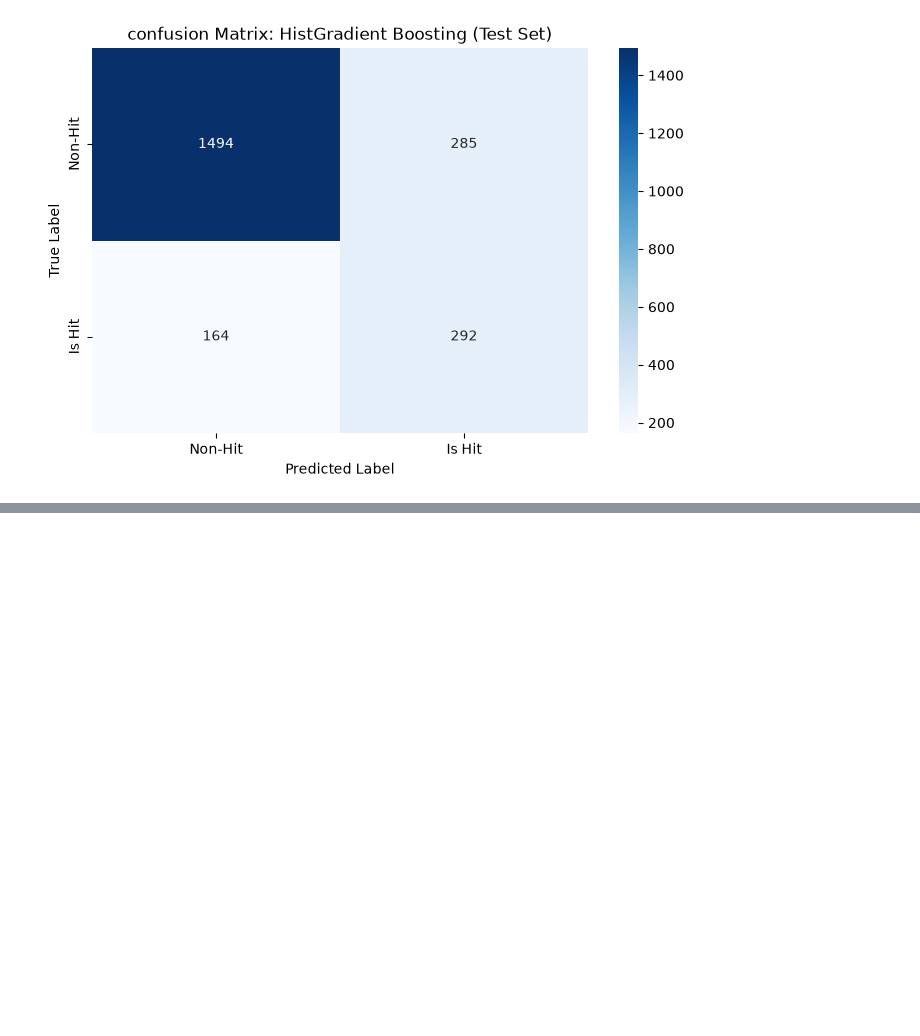
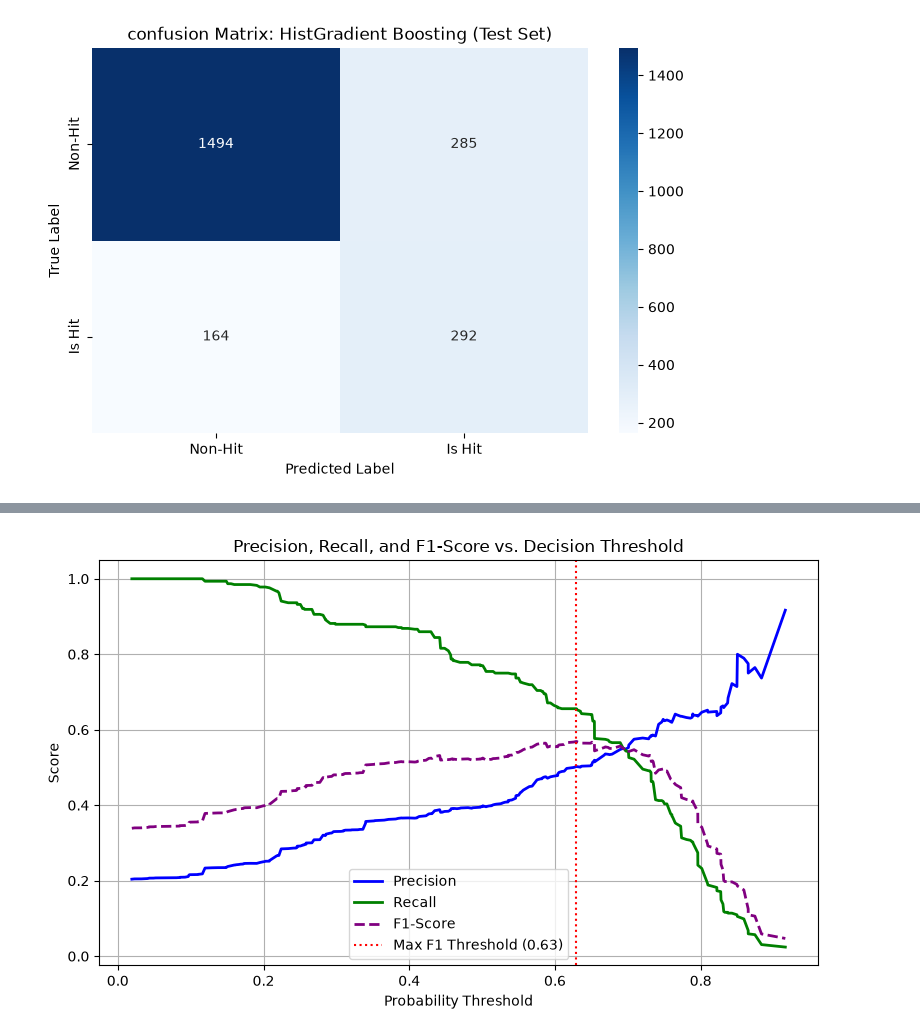
Before and after one commit to Reggi3o/capstone_project, a Jupyter notebook: video_game_report_2.ipynb, the cells around one changed output, grey strips where cells are left out. Saved outputs shown, nothing was run; the diff lists cells and outputs as text; code cells hidden in the pictures; blank space fills up the shorter version.

Commit message:
Added optimal threshold graph for explination of choice

```diff
--- a/video_game_report_2.ipynb
+++ b/video_game_report_2.ipynb
@@ -334,0 +375,19 @@ confusion_matrix:
+# %%
+import matplotlib.pyplot as plt
+
+plt.figure(figsize=(8, 5))
+plt.plot(thresholds, precisions[:-1], label='Precision', color='blue', lw=2)
+plt.plot(thresholds, recalls[:-1], label='Recall', color='green', lw=2)
+plt.plot(thresholds, f1_scores[:-1], label='F1-Score', color='purple', linestyle='--', lw=2)
+
+plt.axvline(x=best_f1_threshold, color='red', linestyle=':', label=f'Max F1 Threshold ({best_f1_threshold:.2f})')
+
+plt.title('Precision, Recall, and F1-Score vs. Decision Threshold')
+plt.xlabel('Probability Threshold')
+plt.ylabel('Score')
+plt.legend()
+plt.grid(True)
+plt.tight_layout()
+plt.show()
+# %% [output]
+[figure, added]
```
Also changed, not shown: parts of 1 cell of this notebook.
